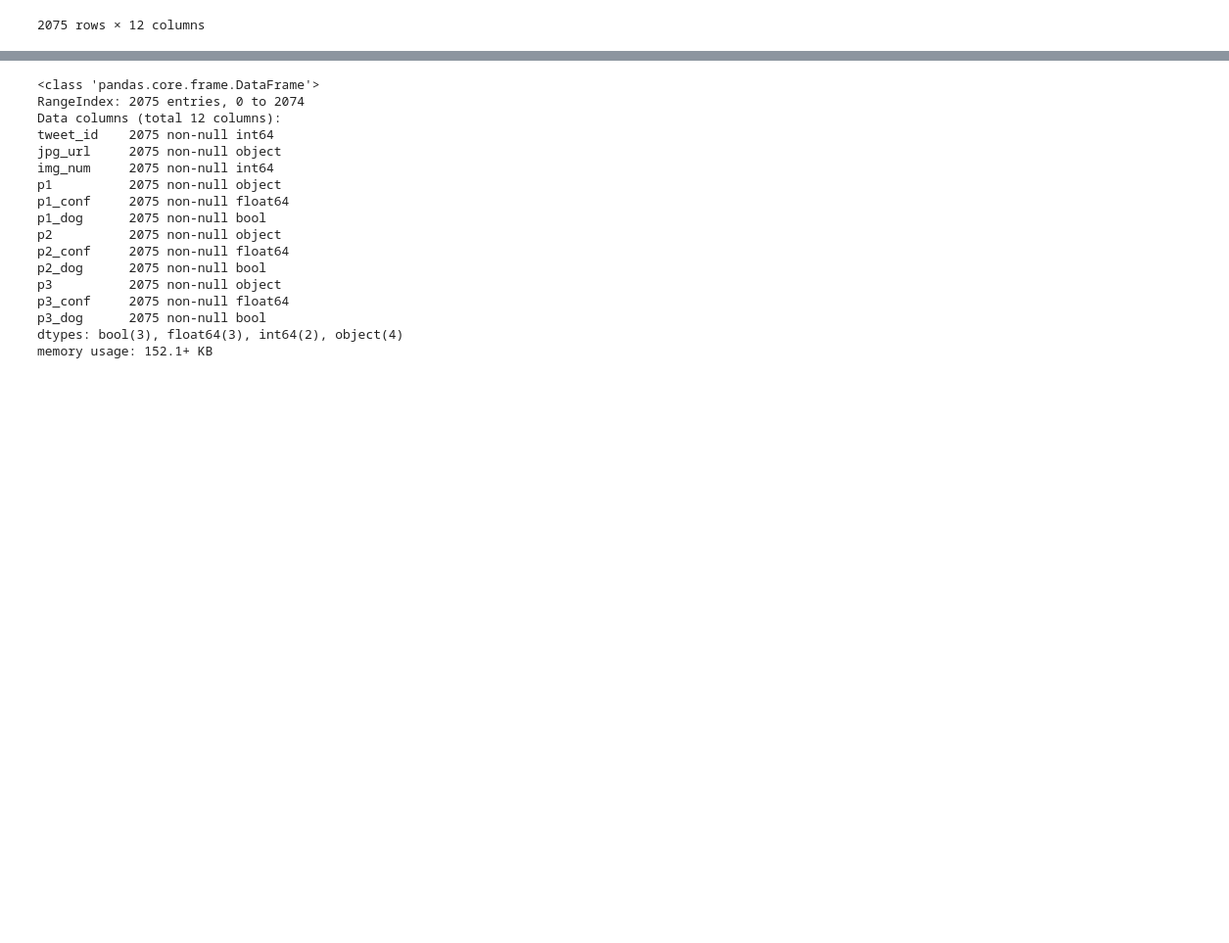
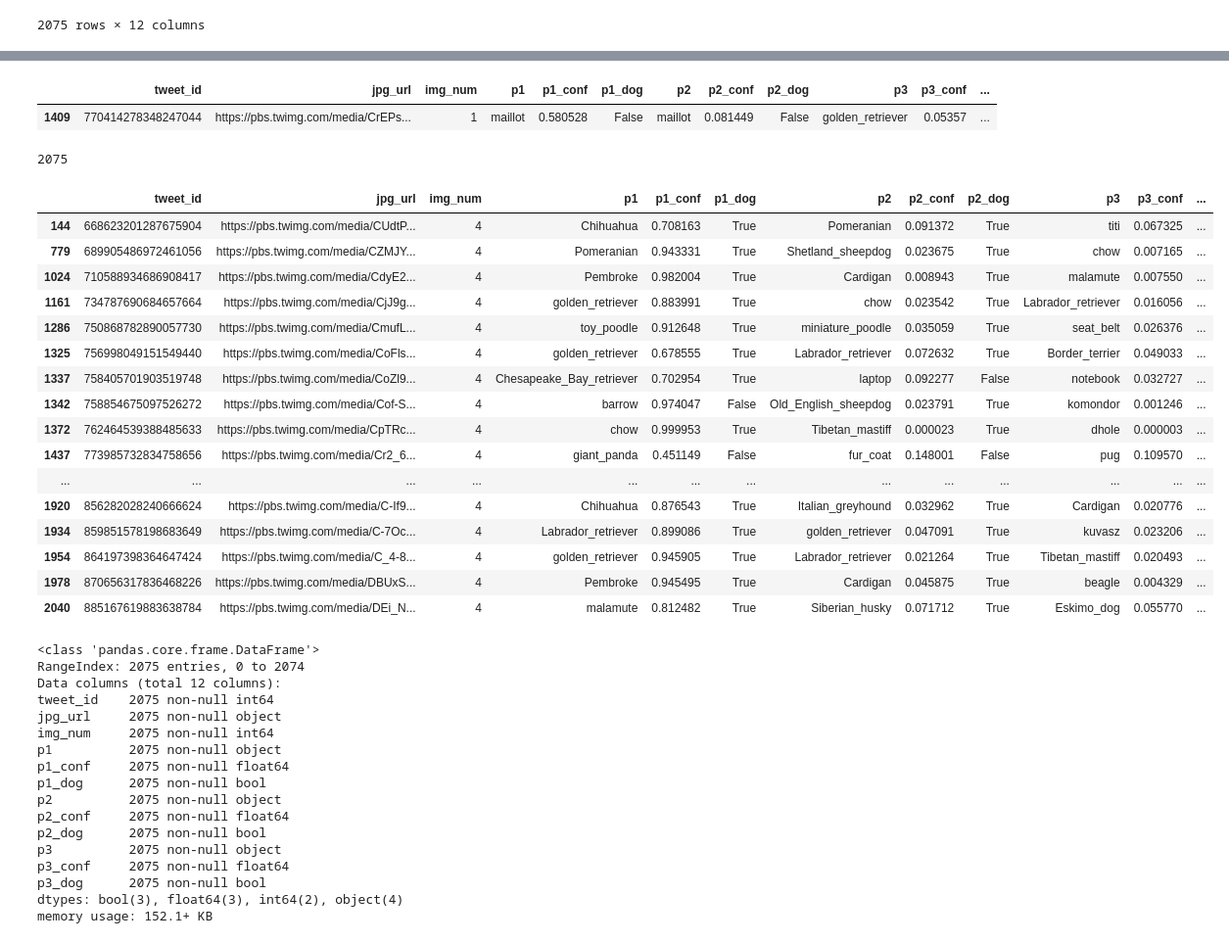
Before and after one commit to iRaied/Wrangling-WeRateDogs, a Jupyter notebook: Wrangling_WeRateDogs.ipynb, the cells around one changed output, grey strips where cells are left out. Shown at 98% size. Saved outputs shown, nothing was run; the diff lists cells and outputs as text; code cells hidden in the pictures; blank space fills up the shorter version.

```diff
--- a/Wrangling_WeRateDogs.ipynb
+++ b/Wrangling_WeRateDogs.ipynb
@@ -317,3 +431,34 @@ image_prediction
+# %%
+# is there any image has the same breed prediction with different values of p1, p2, and p3
+image_prediction.query('p1 == p2 or p1 == p3 or p2 == p3')
+# %% [output]
+|  | tweet_id | jpg_url | img_num | p1 | p1_conf | p1_dog | p2 | p2_conf | p2_dog | p3 | p3_conf | ... |
+| 1409 | 770414278348247044 | https://pbs.twimg.com/media/CrEPs... | 1 | maillot | 0.580528 | False | maillot | 0.081449 | False | golden_retriever | 0.05357 | ... |
+# %%
+# is p1_conf the most prediction value
+image_prediction.query('p1_conf > p2_conf and p1_conf > p3_conf').count()[0]
+# %% [output]
+2075
+# %%
+image_prediction.query('img_num == 4')
+# %% [output]
+|  | tweet_id | jpg_url | img_num | p1 | p1_conf | p1_dog | p2 | p2_conf | p2_dog | p3 | p3_conf | ... |
+| 144 | 668623201287675904 | https://pbs.twimg.com/media/CUdtP... | 4 | Chihuahua | 0.708163 | True | Pomeranian | 0.091372 | True | titi | 0.067325 | ... |
+| 779 | 689905486972461056 | https://pbs.twimg.com/media/CZMJY... | 4 | Pomeranian | 0.943331 | True | Shetland_sheepdog | 0.023675 | True | chow | 0.007165 | ... |
+| 1024 | 710588934686908417 | https://pbs.twimg.com/media/CdyE2... | 4 | Pembroke | 0.982004 | True | Cardigan | 0.008943 | True | malamute | 0.007550 | ... |
+| 1161 | 734787690684657664 | https://pbs.twimg.com/media/CjJ9g... | 4 | golden_retriever | 0.883991 | True | chow | 0.023542 | True | Labrador_retriever | 0.016056 | ... |
+| 1286 | 750868782890057730 | https://pbs.twimg.com/media/CmufL... | 4 | toy_poodle | 0.912648 | True | miniature_poodle | 0.035059 | True | seat_belt | 0.026376 | ... |
+| 1325 | 756998049151549440 | https://pbs.twimg.com/media/CoFls... | 4 | golden_retriever | 0.678555 | True | Labrador_retriever | 0.072632 | True | Border_terrier | 0.049033 | ... |
+| 1337 | 758405701903519748 | https://pbs.twimg.com/media/CoZl9... | 4 | Chesapeake_Bay_retriever | 0.702954 | True | laptop | 0.092277 | False | notebook | 0.032727 | ... |
+| 1342 | 758854675097526272 | https://pbs.twimg.com/media/Cof-S... | 4 | barrow | 0.974047 | False | Old_English_sheepdog | 0.023791 | True | komondor | 0.001246 | ... |
+| 1372 | 762464539388485633 | https://pbs.twimg.com/media/CpTRc... | 4 | chow | 0.999953 | True | Tibetan_mastiff | 0.000023 | True | dhole | 0.000003 | ... |
+| 1437 | 773985732834758656 | https://pbs.twimg.com/media/Cr2_6... | 4 | giant_panda | 0.451149 | False | fur_coat | 0.148001 | False | pug | 0.109570 | ... |
+| ... | ... | ... | ... | ... | ... | ... | ... | ... | ... | ... | ... | ... |
+| 1920 | 856282028240666624 | https://pbs.twimg.com/media/C-If9... | 4 | Chihuahua | 0.876543 | True | Italian_greyhound | 0.032962 | True | Cardigan | 0.020776 | ... |
+| 1934 | 859851578198683649 | https://pbs.twimg.com/media/C-7Oc... | 4 | Labrador_retriever | 0.899086 | True | golden_retriever | 0.047091 | True | kuvasz | 0.023206 | ... |
+| 1954 | 864197398364647424 | https://pbs.twimg.com/media/C_4-8... | 4 | golden_retriever | 0.945905 | True | Labrador_retriever | 0.021264 | True | Tibetan_mastiff | 0.020493 | ... |
+| 1978 | 870656317836468226 | https://pbs.twimg.com/media/DBUxS... | 4 | Pembroke | 0.945495 | True | Cardigan | 0.045875 | True | beagle | 0.004329 | ... |
+| 2040 | 885167619883638784 | https://pbs.twimg.com/media/DEi_N... | 4 | malamute | 0.812482 | True | Siberian_husky | 0.071712 | True | Eskimo_dog | 0.055770 | ... |
 # %%
 # Let's assess image_prediction table programmatically
 image_prediction.info()
```
Also changed, not shown: parts of 55 cells of this notebook.
